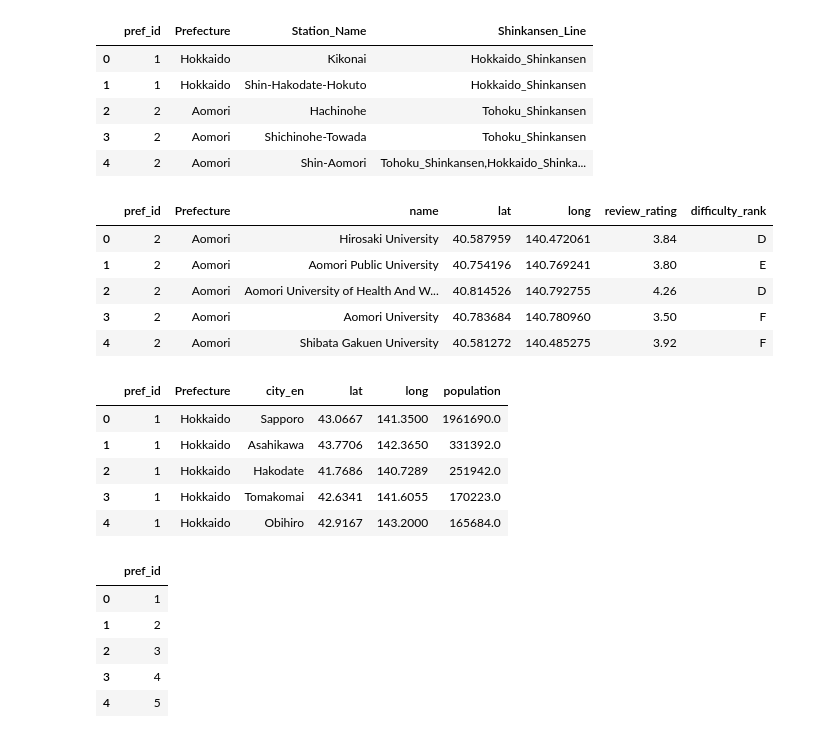
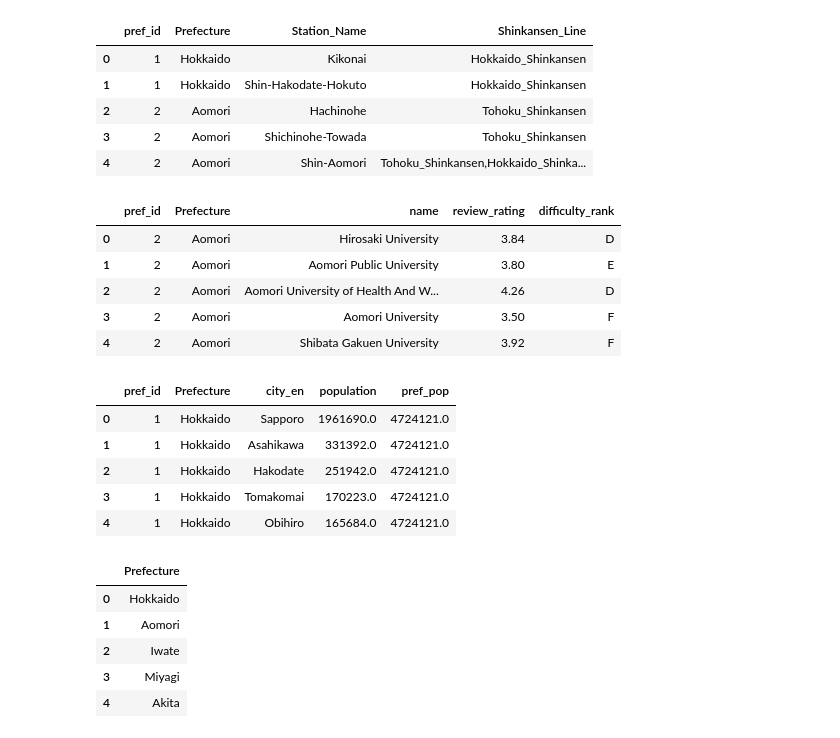
Before and after one commit to Dizzybelle/Project-3, a Jupyter notebook: idk_im_confused.ipynb, the cells around one changed output. Drawn from its saved outputs; the diff is of its cells as text; code cells hidden in the pictures.

```diff
--- a/idk_im_confused.ipynb
+++ b/idk_im_confused.ipynb
@@ -101,32 +102,35 @@ shin_pref_id.head()
 | 4 | 2 | Aomori | Shin-Aomori | Tohoku_Shinkansen,Hokkaido_Shinka... |
 # %%
 uni_pref_id = pd.merge(pref_df,university_df,on='Prefecture')
+uni_pref_id = uni_pref_id.drop(columns=['lat','long'])
 uni_pref_id.head()
 # %% [output]
-|  | pref_id | Prefecture | name | lat | long | review_rating | difficulty_rank |
-| 0 | 2 | Aomori | Hirosaki University | 40.587959 | 140.472061 | 3.84 | D |
-| 1 | 2 | Aomori | Aomori Public University | 40.754196 | 140.769241 | 3.80 | E |
-| 2 | 2 | Aomori | Aomori University of Health And W... | 40.814526 | 140.792755 | 4.26 | D |
-| 3 | 2 | Aomori | Aomori University | 40.783684 | 140.780960 | 3.50 | F |
-| 4 | 2 | Aomori | Shibata Gakuen University | 40.581272 | 140.485275 | 3.92 | F |
+|  | pref_id | Prefecture | name | review_rating | difficulty_rank |
+| 0 | 2 | Aomori | Hirosaki University | 3.84 | D |
+| 1 | 2 | Aomori | Aomori Public University | 3.80 | E |
+| 2 | 2 | Aomori | Aomori University of Health And W... | 4.26 | D |
+| 3 | 2 | Aomori | Aomori University | 3.50 | F |
+| 4 | 2 | Aomori | Shibata Gakuen University | 3.92 | F |
 # %%
 city_pref_id = pd.merge(pref_df,c_lat_long,on='Prefecture')
+city_pref_id = city_pref_id.drop(columns=['lat','long'])
+city_pref_id['pref_pop'] = city_pref_id.groupby('Prefecture')['population'].transform('sum')
 city_pref_id.head()
 # %% [output]
-|  | pref_id | Prefecture | city_en | lat | long | population |
-| 0 | 1 | Hokkaido | Sapporo | 43.0667 | 141.3500 | 1961690.0 |
-| 1 | 1 | Hokkaido | Asahikawa | 43.7706 | 142.3650 | 331392.0 |
-| 2 | 1 | Hokkaido | Hakodate | 41.7686 | 140.7289 | 251942.0 |
-| 3 | 1 | Hokkaido | Tomakomai | 42.6341 | 141.6055 | 170223.0 |
-| 4 | 1 | Hokkaido | Obihiro | 42.9167 | 143.2000 | 165684.0 |
+|  | pref_id | Prefecture | city_en | population | pref_pop |
+| 0 | 1 | Hokkaido | Sapporo | 1961690.0 | 4724121.0 |
+| 1 | 1 | Hokkaido | Asahikawa | 331392.0 | 4724121.0 |
+| 2 | 1 | Hokkaido | Hakodate | 251942.0 | 4724121.0 |
+| 3 | 1 | Hokkaido | Tomakomai | 170223.0 | 4724121.0 |
+| 4 | 1 | Hokkaido | Obihiro | 165684.0 | 4724121.0 |
 # %%
 pref_id = pref_df.copy()
-pref_id = pref_id.drop(columns=['Prefecture'])
+pref_id = pref_id.drop(columns=['pref_id'])
 pref_id.head()
 # %% [output]
-|  | pref_id |
-| 0 | 1 |
-| 1 | 2 |
-| 2 | 3 |
-| 3 | 4 |
-| 4 | 5 |
+|  | Prefecture |
+| 0 | Hokkaido |
+| 1 | Aomori |
+| 2 | Iwate |
+| 3 | Miyagi |
+| 4 | Akita |
```
Also changed, not shown: parts of 6 cells of this notebook, 5 other files.
